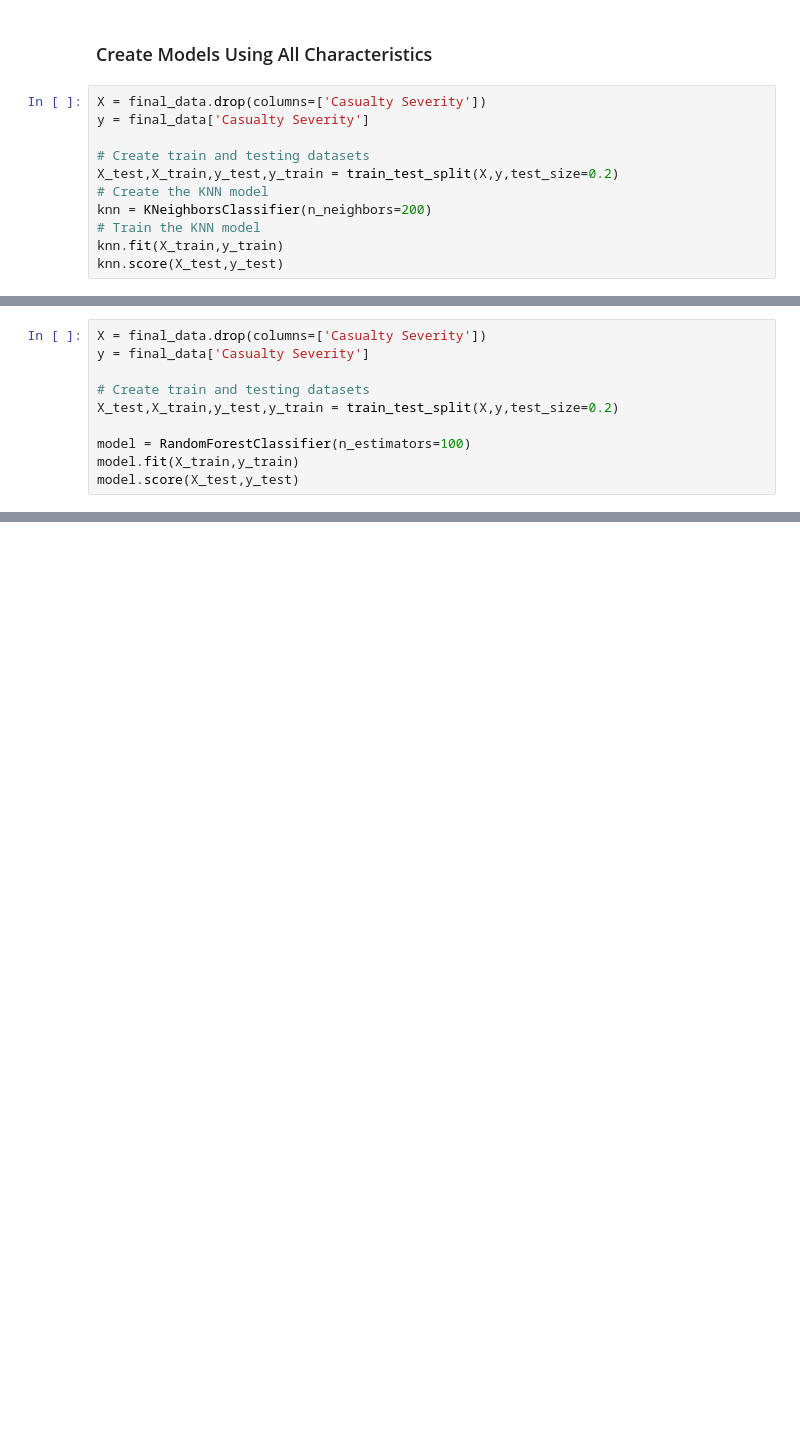
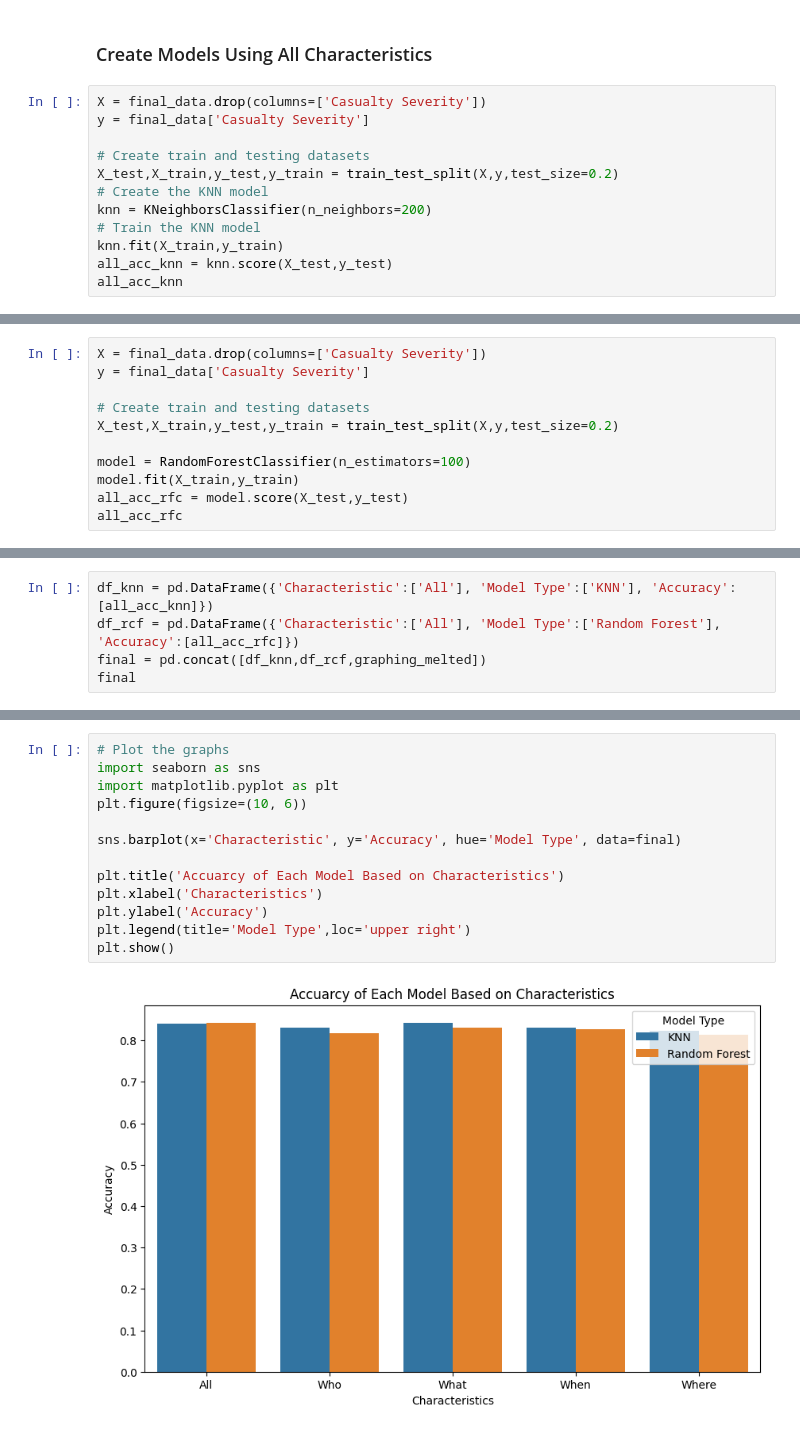
Before and after one commit to paulyoo97/DataScience, a Jupyter notebook: Traffic Accident Severity Analysis.ipynb, the cells around one changed output, grey strips where cells are left out. Drawn from its saved outputs; the diff is of its cells as text; blank space fills up the shorter version.

```diff
--- a/Traffic Accident Severity Analysis.ipynb
+++ b/Traffic Accident Severity Analysis.ipynb
@@ -696,5 +696,6 @@ X_test,X_train,y_test,y_train = train_test_split(X,y,test_size=0.2)
 knn = KNeighborsClassifier(n_neighbors=200)
 # Train the KNN model
 knn.fit(X_train,y_train)
-knn.score(X_test,y_test)
+all_acc_knn = knn.score(X_test,y_test)
+all_acc_knn
 # %% [output]
@@ -708,5 +709,6 @@ X_test,X_train,y_test,y_train = train_test_split(X,y,test_size=0.2)
 
 model = RandomForestClassifier(n_estimators=100)
 model.fit(X_train,y_train)
-model.score(X_test,y_test)
+all_acc_rfc = model.score(X_test,y_test)
+all_acc_rfc
 # %% [output]
@@ -713,0 +716,5 @@ model.score(X_test,y_test)
+# %%
+df_knn = pd.DataFrame({'Characteristic':['All'], 'Model Type':['KNN'], 'Accuracy':[all_acc_knn]})
+df_rcf = pd.DataFrame({'Characteristic':['All'], 'Model Type':['Random Forest'], 'Accuracy':[all_acc_rfc]})
+final = pd.concat([df_knn,df_rcf,graphing_melted])
+final
@@ -713,0 +733,15 @@ model.score(X_test,y_test)
+# %%
+# Plot the graphs
+import seaborn as sns
+import matplotlib.pyplot as plt
+plt.figure(figsize=(10, 6))
+
+sns.barplot(x='Characteristic', y='Accuracy', hue='Model Type', data=final)
+
+plt.title('Accuarcy of Each Model Based on Characteristics')
+plt.xlabel('Characteristics')
+plt.ylabel('Accuracy')
+plt.legend(title='Model Type',loc='upper right')
+plt.show()
+# %% [output]
+[figure, added]
```
Also changed, not shown: parts of 8 cells of this notebook.
